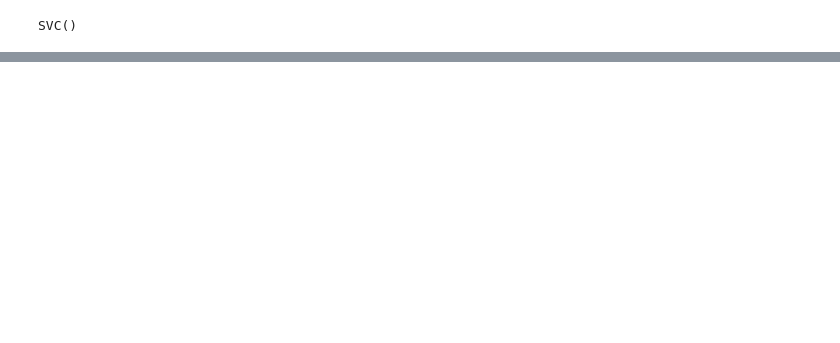
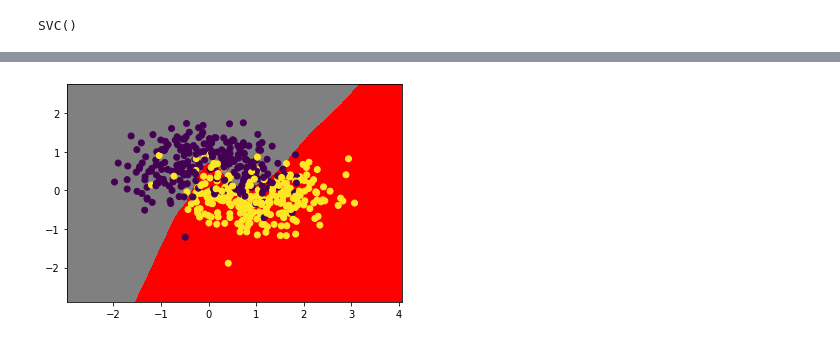
Before and after one commit to brainmentorspvtltd/TP_ML_March_2022, a Jupyter notebook: DeepLearningTP/ANN/ML_vs_DL.ipynb, the cells around one changed output, grey strips where cells are left out. Cells and saved outputs as stored; diff of their text form; code cells hidden in the pictures; blank space fills up the shorter version.

```diff
--- a/DeepLearningTP/ANN/ML_vs_DL.ipynb
+++ b/DeepLearningTP/ANN/ML_vs_DL.ipynb
@@ -66,15 +66,58 @@ accuracy_score(y, y_pred)
 # %%
-def buildModel(inputNeurons, hiddenNeurons, epochs, alpha):
+def buildModel(inputNeurons, hiddenNeurons, outputNeurons, epochs, alpha):
     weightsHidden = np.random.uniform(size=(inputNeurons, hiddenNeurons))
     biasHidden = np.random.uniform(size=(1, hiddenNeurons))
     weightsOutput = np.random.uniform(size=(hiddenNeurons, outputNeurons))
     biasOutput = np.random.uniform(size=(1, outputNeurons))
 
+    n = len(X)
+
     model = {}
 
     for i in range(epochs):
-        fx = np.dot(x, weightsHidden) + biasHidden
+        fx = np.dot(X, weightsHidden) + biasHidden
         hiddenLayer = np.tanh(fx)
         fx1 = np.dot(hiddenLayer, weightsOutput) + biasOutput
         exp_score = np.exp(fx1)
         prob = exp_score / np.sum(exp_score, axis=1, keepdims=True)
+
+        delta = prob
+        delta[range(n), y] -= 1
+
+        errorHidden = delta.dot(weightsOutput.T)
+        slopeHidden = 1 - np.power(hiddenLayer, 2)
+        deltaHidden = errorHidden * slopeHidden
+
+        weightsOutput = weightsOutput - hiddenLayer.T.dot(delta) * alpha
+        weightsHidden = weightsHidden - X.T.dot(deltaHidden) * alpha
+        biasOutput = biasOutput - np.sum(delta) * alpha
+        biasHidden = biasHidden - np.sum(deltaHidden) * alpha
+
+        model = {'wh' : weightsHidden, 'wout' : weightsOutput, 'bh' : biasHidden, 'bout' : biasOutput}
+
+    return model
+# %%
+def predict(model, x):
+    weightsHidden = model['wh']
+    biasHidden = model['bh']
+    weightsOutput = model['wout']
+    biasOutput = model['bout']
+
+    fx = np.dot(x, weightsHidden) + biasHidden
+    hiddenLayer = np.tanh(fx)
+    fx1 = np.dot(hiddenLayer, weightsOutput) + biasOutput
+    exp_score = np.exp(fx1)
+    prob = exp_score / np.sum(exp_score, axis=1, keepdims=True)
+
+    return np.argmax(prob, axis=1)
+# %%
+hiddenNeuron = 6
+inputNeurons = 2
+outputNeurons = 2
+epochs = 1000
+alpha = 0.01
+model = buildModel(inputNeurons, hiddenNeuron, outputNeurons, epochs, alpha)
+# %%
+plot_boundary(lambda x : predict(model, x))
+# %% [output]
+[figure, added]
```
Also changed, not shown: parts of 7 cells of this notebook, 1 other file.
